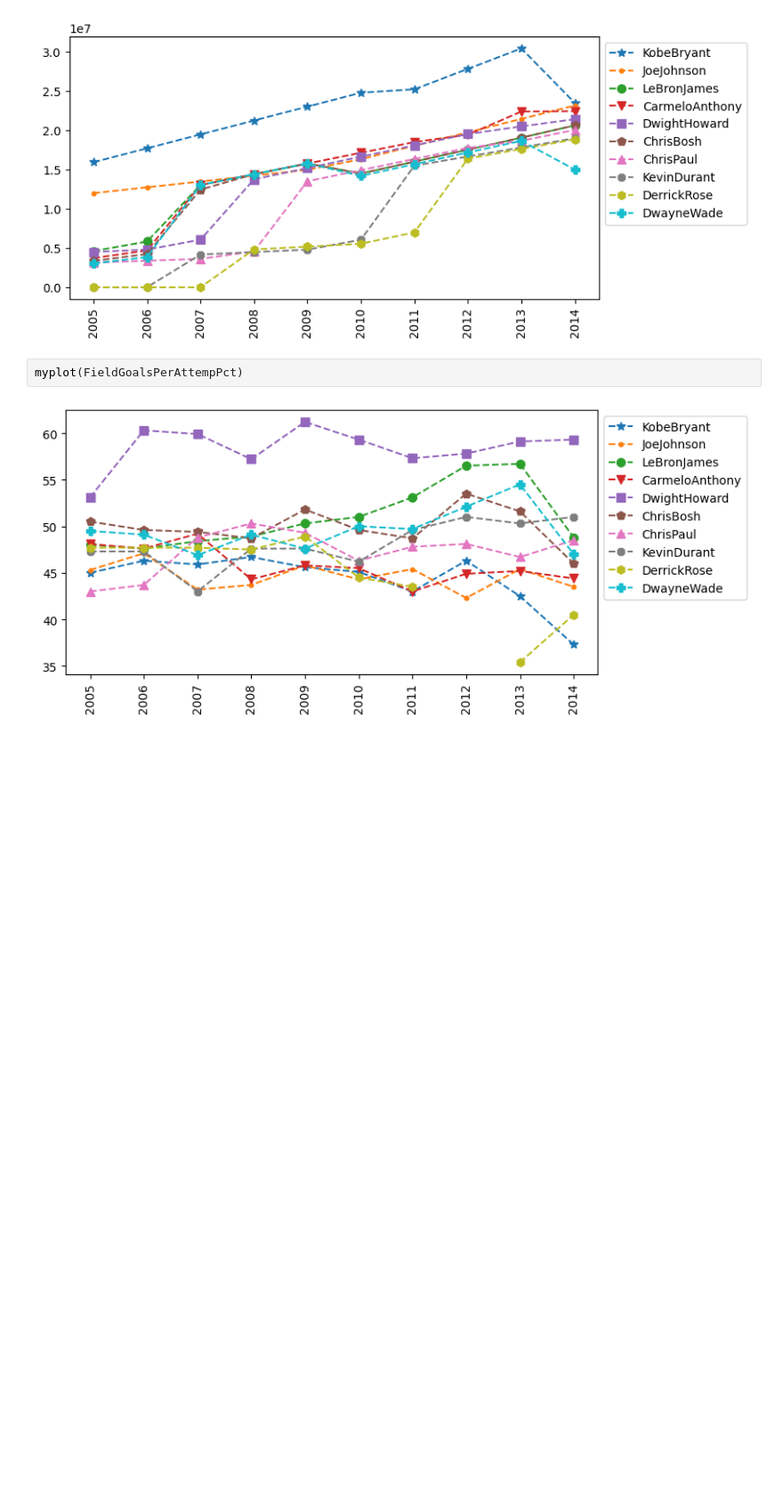
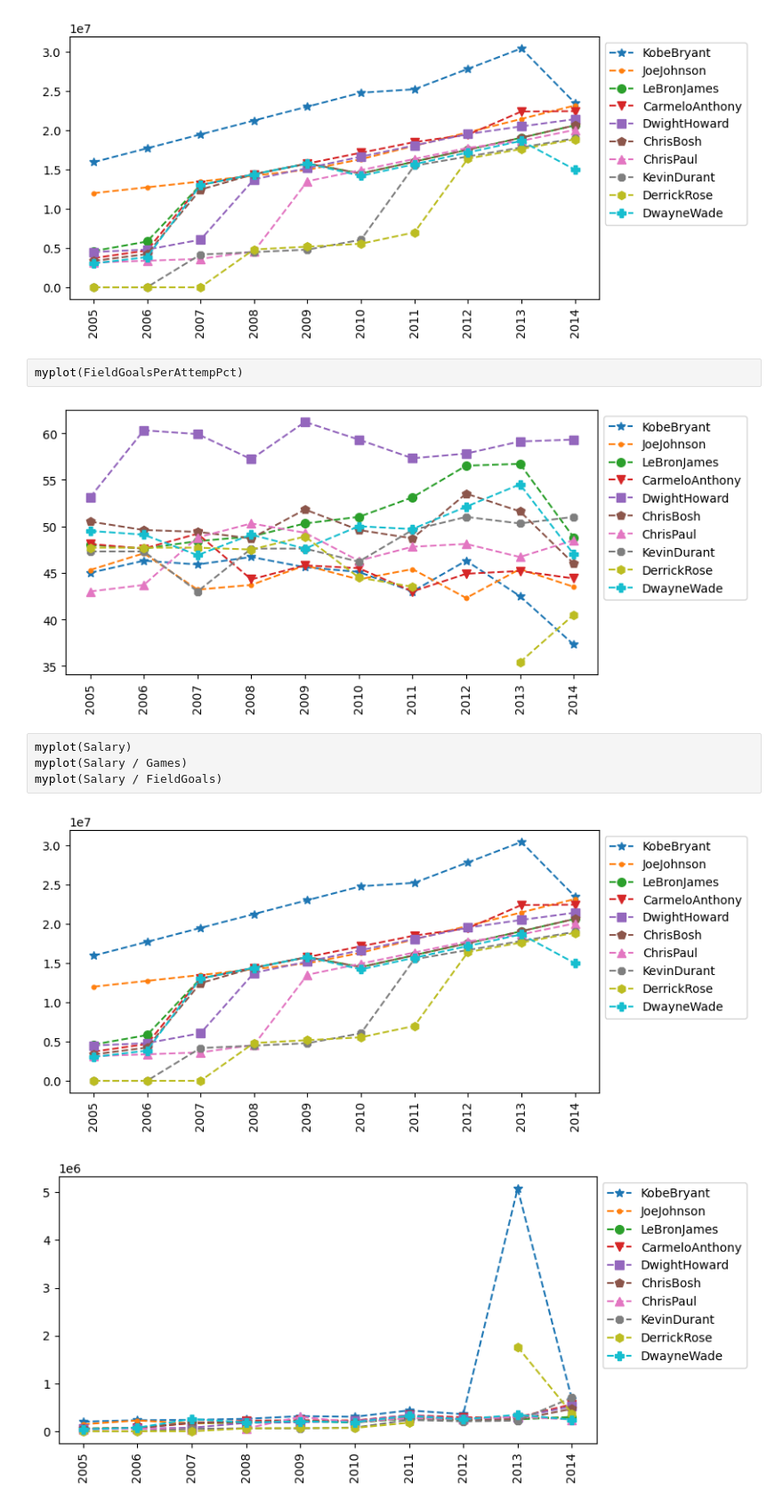
Before and after one commit to supershao1/PythonA-Z, a Jupyter notebook: NBA_2012.ipynb, the cells around one changed output. Shown at 89% size. Cells and saved outputs as stored; diff of their text form; blank space fills up the shorter version.

```diff
--- a/NBA_2012.ipynb
+++ b/NBA_2012.ipynb
@@ -439,3 +439,10 @@ myplot(Salary)
 myplot(FieldGoalsPerAttempPct)
 # %% [output]
 [figure]
+# %%
+myplot(Salary)
+myplot(Salary / Games)
+myplot(Salary / FieldGoals)
+# %% [output]
+[figure, added]
+[figure, added]
```
Also changed, not shown: parts of 6 cells of this notebook.
